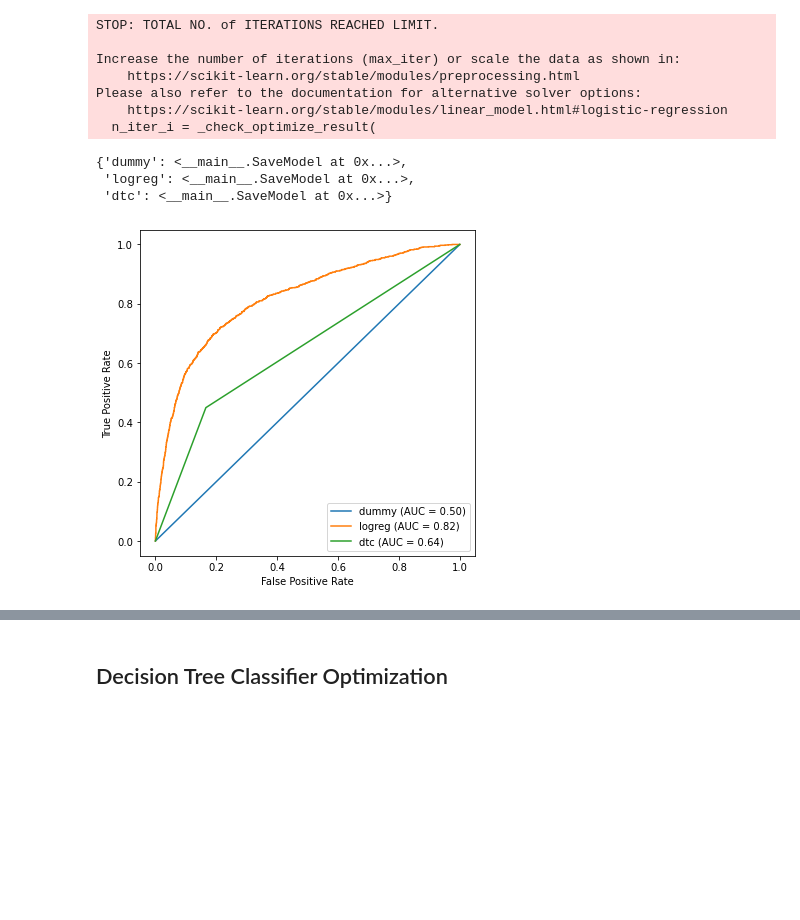
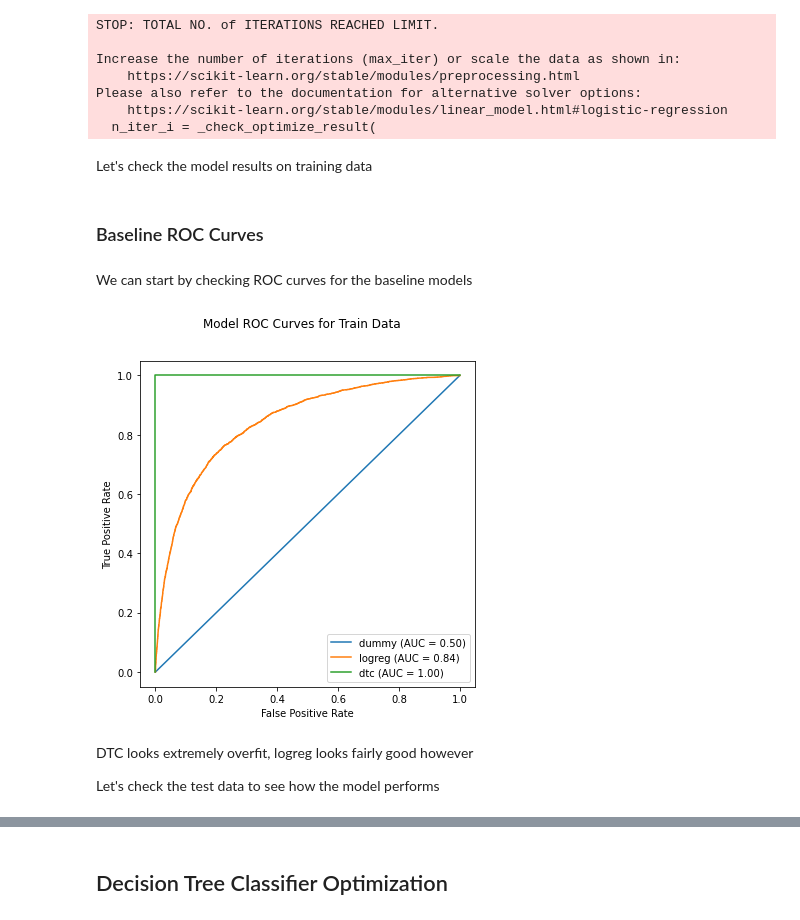
Before and after one commit to willmbennett/h1n1_competition, a Jupyter notebook: index.ipynb, the cells around one changed output, grey strips where cells are left out. Saved outputs shown, nothing was run; the diff lists cells and outputs as text; code cells hidden in the pictures; blank space fills up the shorter version.

```diff
--- a/index.ipynb
+++ b/index.ipynb
@@ -442,15 +488,25 @@ model_list = [('dummy',dum_model), ('logreg',lr_model), ('dtc',tree_model)]
 dummy_models = {}
 
 for name, model in model_list:
+
+    # Create baseline pipelines
     loop_model_pipe = ImPipeline(steps=[
         ('ct', CT),
         ('sm',SMOTE(random_state=42)),
         (name, model)
     ])
 
-    loop_model_pipe.fit(X_train,y_train)
+    # Create a saved model object
+    loop_model_results = SaveModel(
+        model=loop_model_pipe,
+        model_name=name,
+        )
 
-    dummy_models[name] = loop_model_pipe
+    # Fit and score on train and test data
+    loop_model_results.score_model_train_test()
+
+    # Add the model to the dictionary
+    model_dict.add_model(loop_model_results)
 # %% [output]
 STOP: TOTAL NO. of ITERATIONS REACHED LIMIT.
 
@@ -459,21 +515,17 @@ Increase the number of iterations (max_iter) or scale the data as shown in:
 Please also refer to the documentation for alternative solver options:
     https://scikit-learn.org/stable/modules/linear_model.html#logistic-regression
   n_iter_i = _check_optimize_result(
-# %%
-for name, model in dummy_models.items():
-    loop_model_results = SaveModel(
-        model=model,
-        model_name=name,
-        )
-
-    model_dict.add_model(loop_model_results)
-# %%
-model_dict.models
-# %% [output]
-{'dummy': <__main__.SaveModel at 0x...>,
- 'logreg': <__main__.SaveModel at 0x...>,
- 'dtc': <__main__.SaveModel at 0x...>}
+# %% [markdown]
+Let's check the model results on training data
+# %% [markdown]
+### Baseline ROC Curves
+# %% [markdown]
+We can start by checking ROC curves for the baseline models
 # %%
-model_dict.plot_models_roc_curves()
+model_dict.plot_models_roc_curves('train')
 # %% [output]
-[figure, old version]
+[figure, new version]
+# %% [markdown]
+DTC looks extremely overfit, logreg looks fairly good however
+
+Let's check the test data to see how the model performs
```
Also changed, not shown: parts of 72 cells of this notebook.
